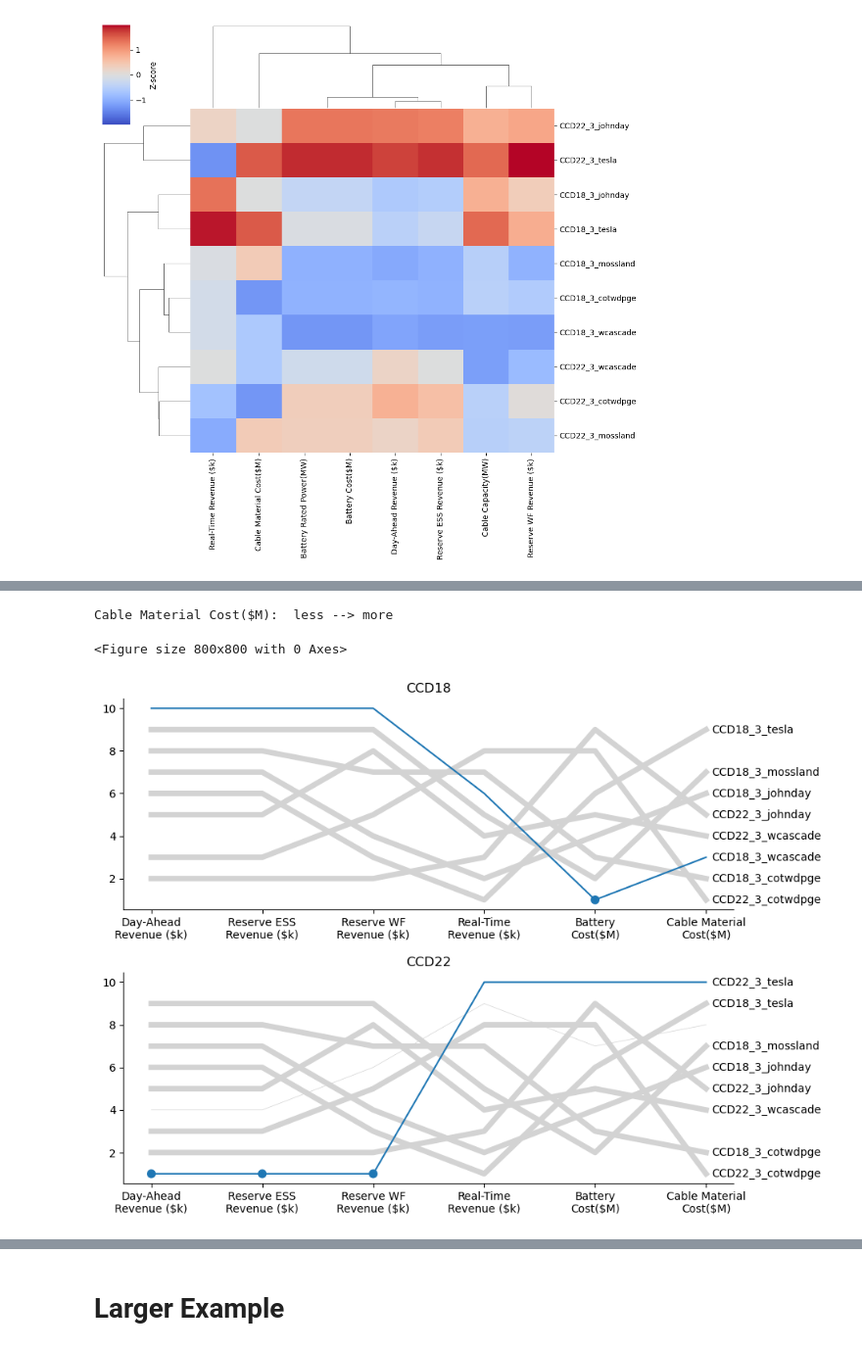
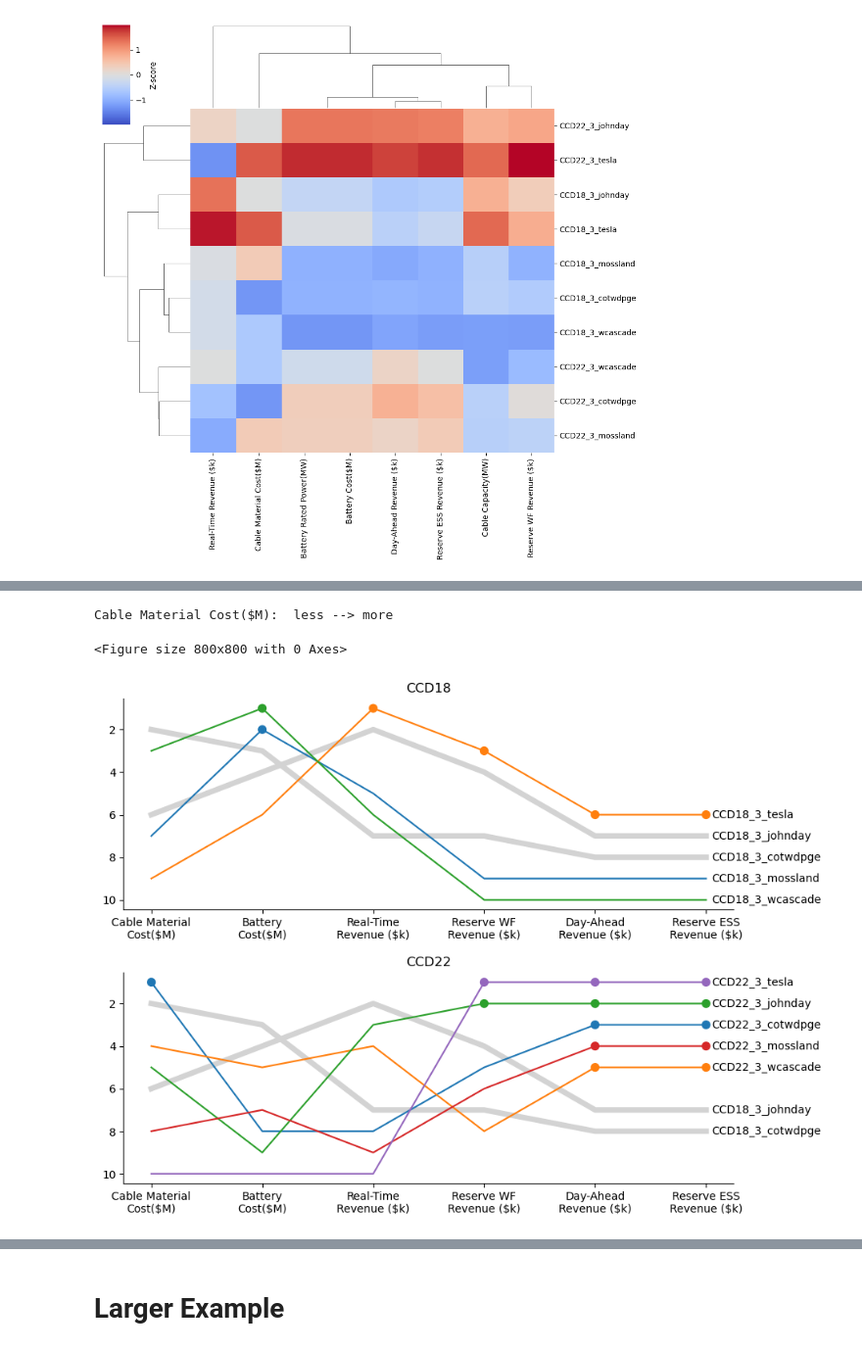
Before and after one commit to pnnl/pyMOODS, a Jupyter notebook: notebooks/MOCODO.ipynb, the cells around one changed output, grey strips where cells are left out. Shown at 98% size. Cells and saved outputs as stored; diff of their text form; code cells hidden in the pictures.

```diff
--- a/notebooks/MOCODO.ipynb
+++ b/notebooks/MOCODO.ipynb
@@ -30,6 +34,8 @@ os.listdir(path)
  'design_solutions_per_scenario.csv']
 # %% [markdown]
 # EDA Alternatives / Baselines
+# %%
+df_design = pd.read_csv(os.path.join(path, 'design_solutions_v0.csv'), index_col=0)
 # %%
 import seaborn as sns
 
@@ -94,8 +108,8 @@ dvars = set(df_design.columns).difference(ovars)
 self = tl.DirectTradeoffLattice(
     df_design, ovars, dvars,
     ascending=ascending,
-    # min_specializers=1,
-    max_specializers=1,
+    # max_specializers=2,
+    min_specializers=1,
     # n_generalizers=1,
 )
 
@@ -104,32 +118,33 @@ by = ovars[0]
 # plt.figure(figsize=(8, 8))
 # plt.axis('off')
 # self.draw(
 #     by=by,
 #     node_size=500,
 #     with_edge_labels=self.dvars,
 #     edge_labels_kwargs=dict(font_size=6, rotate=False),
 #     node_labels_kwargs=dict(fontsize=8, fontweight='bold'),
 #     show_negative=True,
 #     show_positive=False,
 # )
 
 # plt.title(f'{by}:  less --> more')
 print(f'{by}:  less --> more')
 plt.savefig('design_solutions_tradeoffs_v0.pdf', format='pdf', bbox_inches='tight')
 
 plt.figure(figsize=(10, 8))
 self.plot_ovars_parallel_coords(
     x_label_format=ovar_format,
+    use_rank=True,
+    include_all_generalizers=True,
     facets = [
         i.split('_')[0]
         for i in self.rank.index
     ]
 )
 
 plt.subplots_adjust(hspace=.3)
-
 # self.ovars_formatted()
 # %% [output]
 Cable Material Cost($M):  less --> more
 <Figure size 800x800 with 0 Axes>
-[figure, old version]
+[figure, new version]
```
Also changed, not shown: parts of 9 cells of this notebook.
